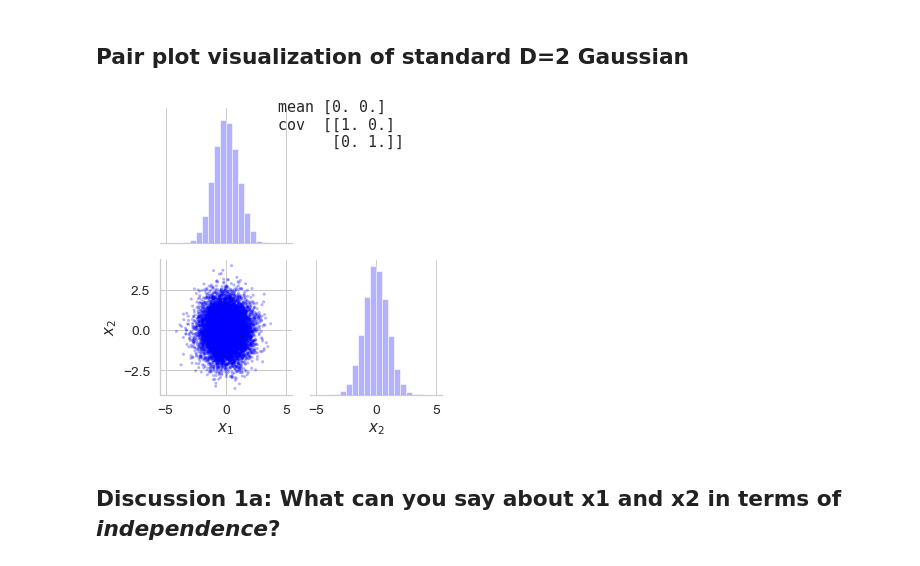
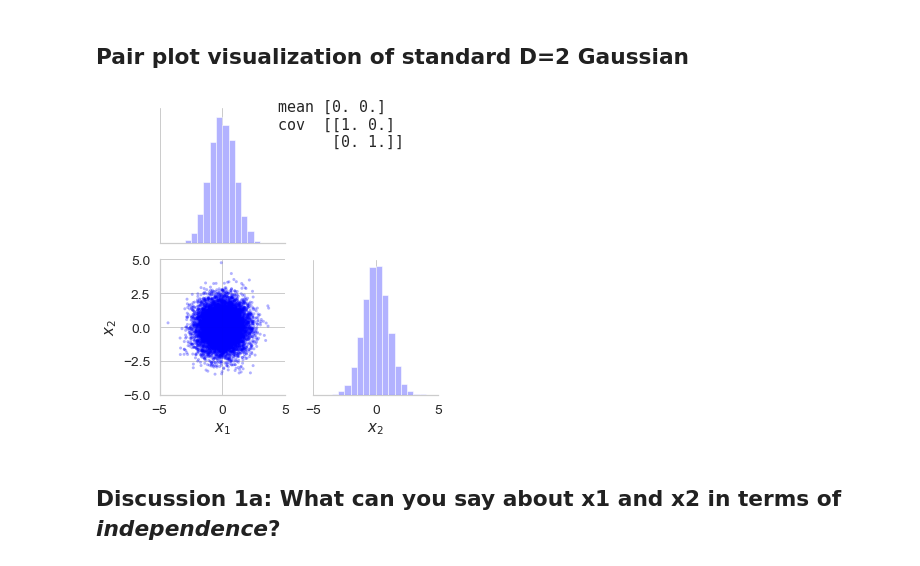
Before and after one commit to tufts-ml-courses/comp136-21s-assignments, a Jupyter notebook: notebooks/day06-MultivariateGaussianDistributions.ipynb, the cells around one changed output. Drawn from its saved outputs; the diff is of its cells as text; code cells hidden in the pictures.

```diff
--- a/notebooks/day06-MultivariateGaussianDistributions.ipynb
+++ b/notebooks/day06-MultivariateGaussianDistributions.ipynb
@@ -123,36 +123,36 @@ x_df = pd.DataFrame(x_N2, columns=['$x_1$', '$x_2$'])
 ymax_hist = 100
 xmax = 5.0
 n_bins = 21
 
 # Make the pair plot
-sns.pairplot(
+h = sns.pairplot(
     x_df,
     aspect=1.0,
     corner=True, # only plot lower left half of square
-    diag_kws={"color": 'b', "alpha": 0.3, "bins":np.linspace(-B, B, n_bins)},
+    diag_kws={"color": 'b', "alpha": 0.3, "bins":np.linspace(-xmax, xmax, n_bins)},
     plot_kws={"color": 'b', "alpha": 0.3, 'marker': '.', 'edgecolor':'none'});
 # ^- alpha here means transparency for the 'alpha' channel of the RGB-A scheme
 
 # Set view limits of *diagonal plots* to a standardized window
 for diag_tuple in [(0,0), (1,1)]:
     h.axes[diag_tuple[0], diag_tuple[1]].set_xlim([-xmax, xmax]);
     h.axes[diag_tuple[0], diag_tuple[1]].set_ylim([0, ymax_hist]);
 
 # Set view limits of *off-diagonal* scatter plots to a standardized window
 h.axes[1,0].set_xlim([-xmax, xmax]);
 h.axes[1,0].set_ylim([-xmax, xmax]);
 
 # Prettify the overall plot
 plt.tight_layout();
 plt.suptitle(
     "mean %s\ncov  %s" % (
         str(zero_mean_2),
         str(identity_cov_22).replace("\n","\n     ")),
     fontsize=14,
     horizontalalignment='left',
     font='monospace');
 # %% [output]
-[figure, old version]
+[figure, new version]
 # %% [markdown]
 ## Discussion 1a: What can you say about x1 and x2 in terms of *independence*?
 # %%
```
Also changed, not shown: parts of 51 cells of this notebook.
